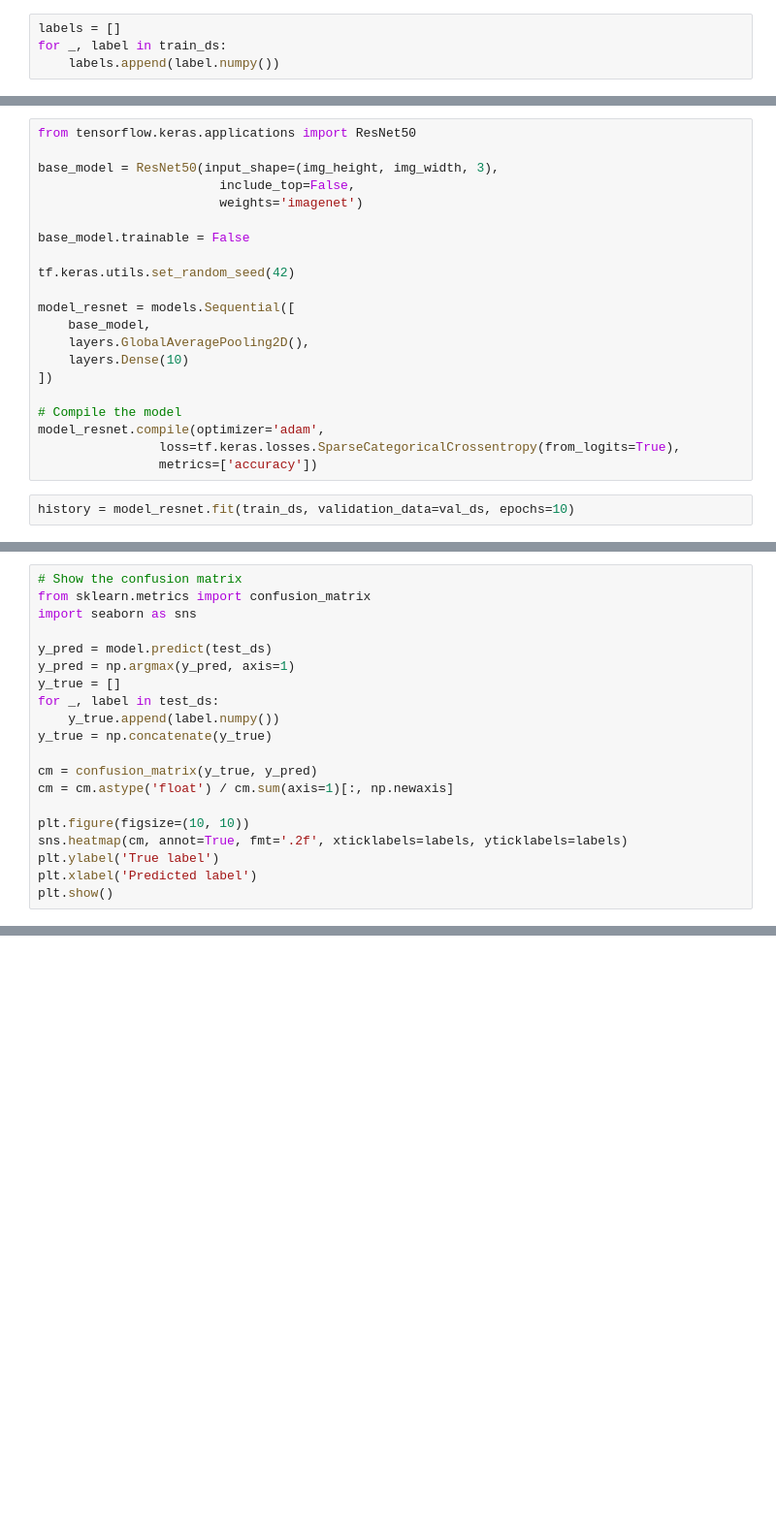
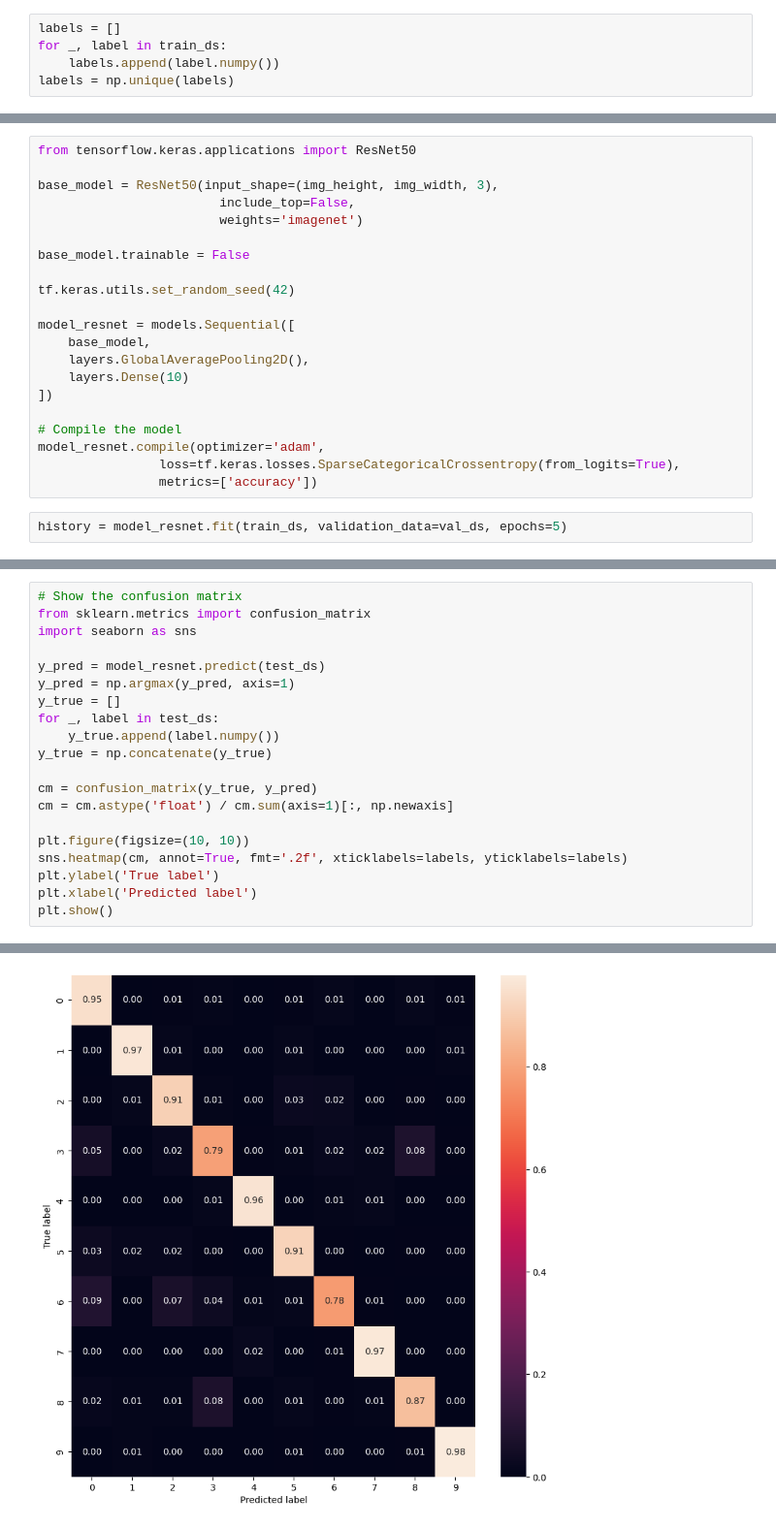
Before and after one commit to zakenobi/eurosat_terrain_class, a Jupyter notebook: notebooks/resnet_model.ipynb, the cells around one changed output, grey strips where cells are left out. Shown: that part at 97% size. Saved outputs shown, nothing was run; the diff lists cells and outputs as text; blank space fills up the shorter version.

```diff
--- a/notebooks/resnet_model.ipynb
+++ b/notebooks/resnet_model.ipynb
@@ -12,6 +28,7 @@ train_ds, test_ds , val_ds= tfds.load('eurosat/rgb', split=['train[:60%]', 'trai
 labels = []
 for _, label in train_ds:
     labels.append(label.numpy())
+labels = np.unique(labels)
 # %%
 BUFFER_SIZE = 1000
 BATCH_SIZE = 32
@@ -52,4 +69,4 @@ model_resnet.compile(optimizer='adam',
                 loss=tf.keras.losses.SparseCategoricalCrossentropy(from_logits=True),
                 metrics=['accuracy'])
 # %%
-history = model_resnet.fit(train_ds, validation_data=val_ds, epochs=10)
+history = model_resnet.fit(train_ds, validation_data=val_ds, epochs=5)
@@ -79,7 +110,7 @@ plt.show()
 from sklearn.metrics import confusion_matrix
 import seaborn as sns
 
-y_pred = model.predict(test_ds)
+y_pred = model_resnet.predict(test_ds)
 y_pred = np.argmax(y_pred, axis=1)
 y_true = []
 for _, label in test_ds:
@@ -94,3 +125,4 @@ sns.heatmap(cm, annot=True, fmt='.2f', xticklabels=labels, yticklabels=labels)
 plt.ylabel('True label')
 plt.xlabel('Predicted label')
 plt.show()
+# %% [output]
@@ -97,3 +130,4 @@ plt.show()
+[figure, added]
 # %%
 from sklearn.metrics import classification_report
 
```
Also changed, not shown: parts of 6 cells of this notebook, 2 other files.
